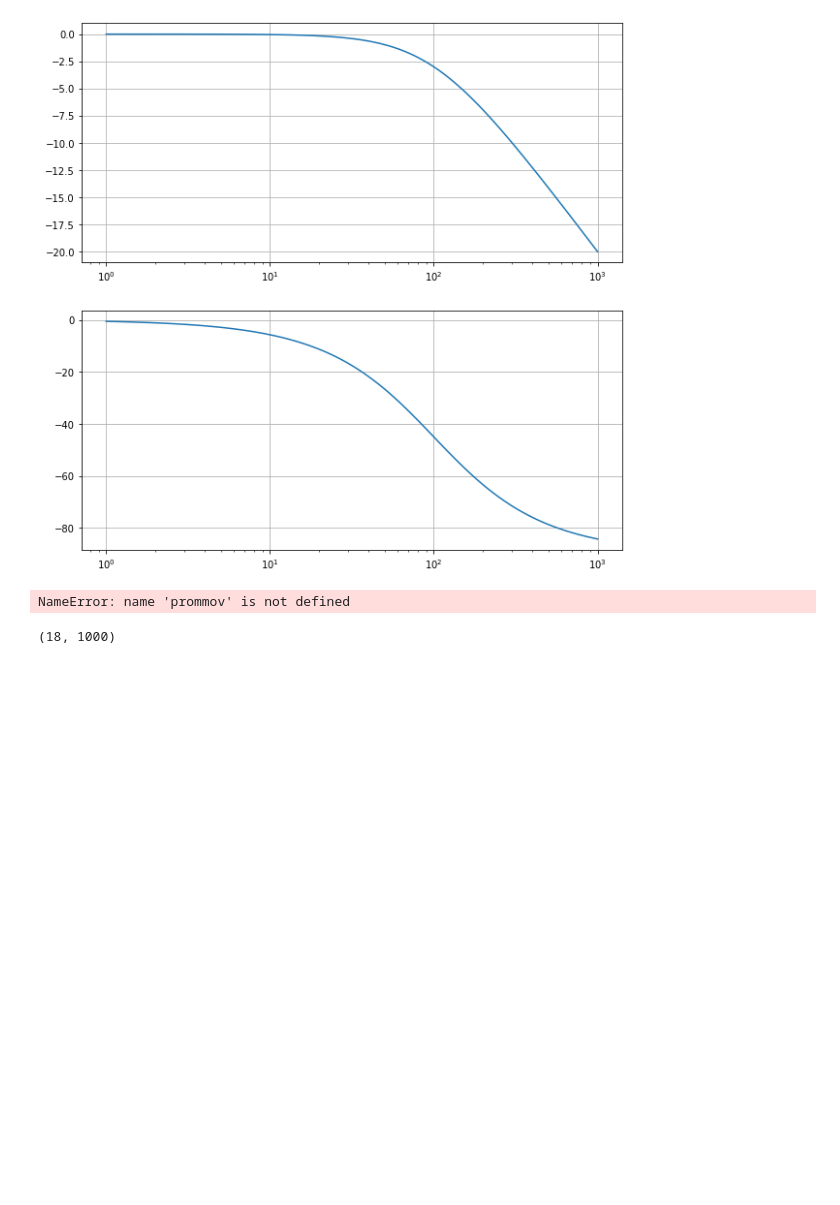
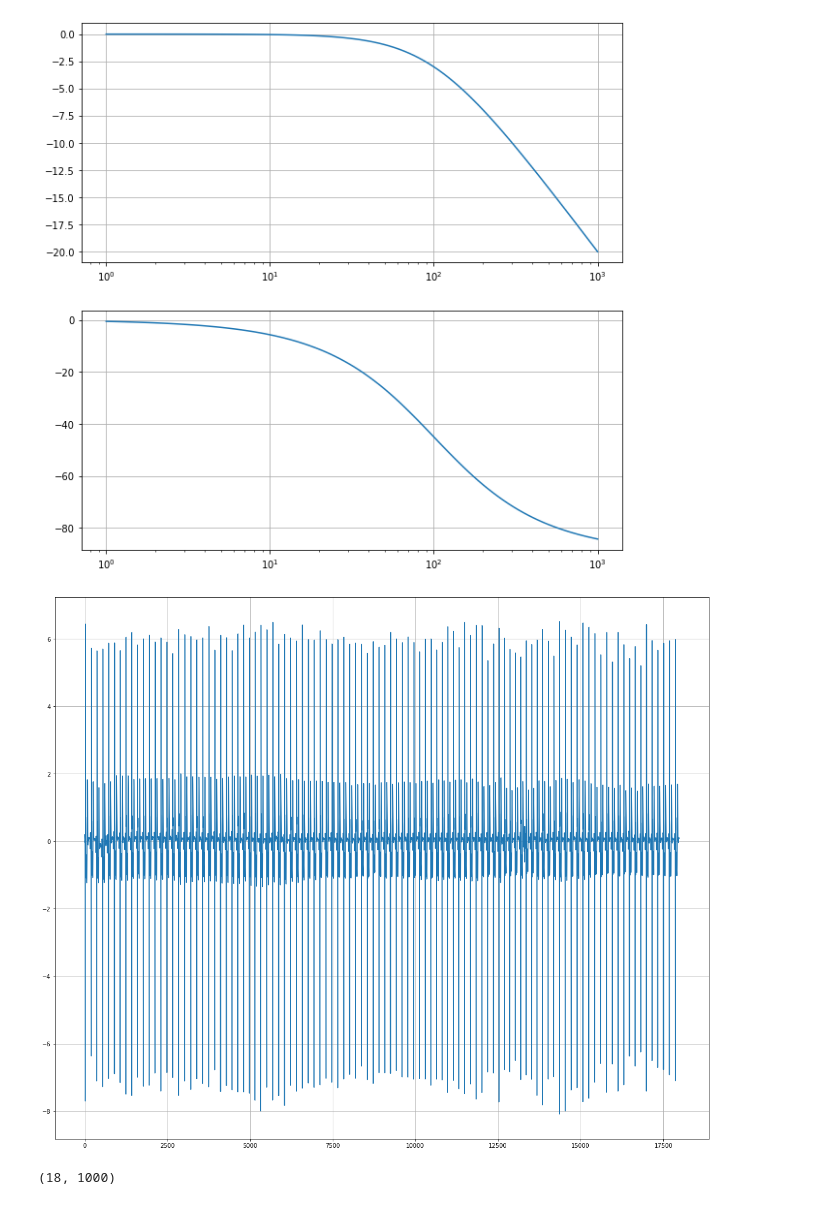
Before and after one commit to Qweryedu/MCIB-19-P-Edu, a Jupyter notebook: src/prac2.ipynb, the cells around one changed output. Drawn from its saved outputs; the diff is of its cells as text; code cells hidden in the pictures; blank space fills up the shorter version.

```diff
--- a/src/prac2.ipynb
+++ b/src/prac2.ipynb
@@ -170,8 +163,23 @@ axs[1].grid()
+# %%
+#Cuarto punto PROMEDIO MÓVIL sin traslape, porque si le ponemos traslape solo hacemos que la
+# señal se empiece a ir hacia arriba. A menos que hagas algo mega experto como Omar, que tal vez
+# incluyamos en el código si es que nos entra la iluminación
+
+def prommov(N, x):
+  y_f = []
+  for i in range(len(x)-N):
+   y_f.append(x[i+N] - (1/(1+N)) * sum(x[i+1:i+N+1]))
+
+  return np.array(y_f)
 # %%
 EKG_PM = prommov(20,EKG)
+
+plt.figure(figsize=(20,17))
 plt.plot(EKG_PM)
+plt.grid()
+plt.show()
 # %% [output]
-NameError: name 'prommov' is not defined
+[figure, added]
 # %%
 # Quinto punto de la primer actividad
 # quitaremos tendencia de EKG
```
Also changed, not shown: parts of 4 cells of this notebook, 2 other files.
